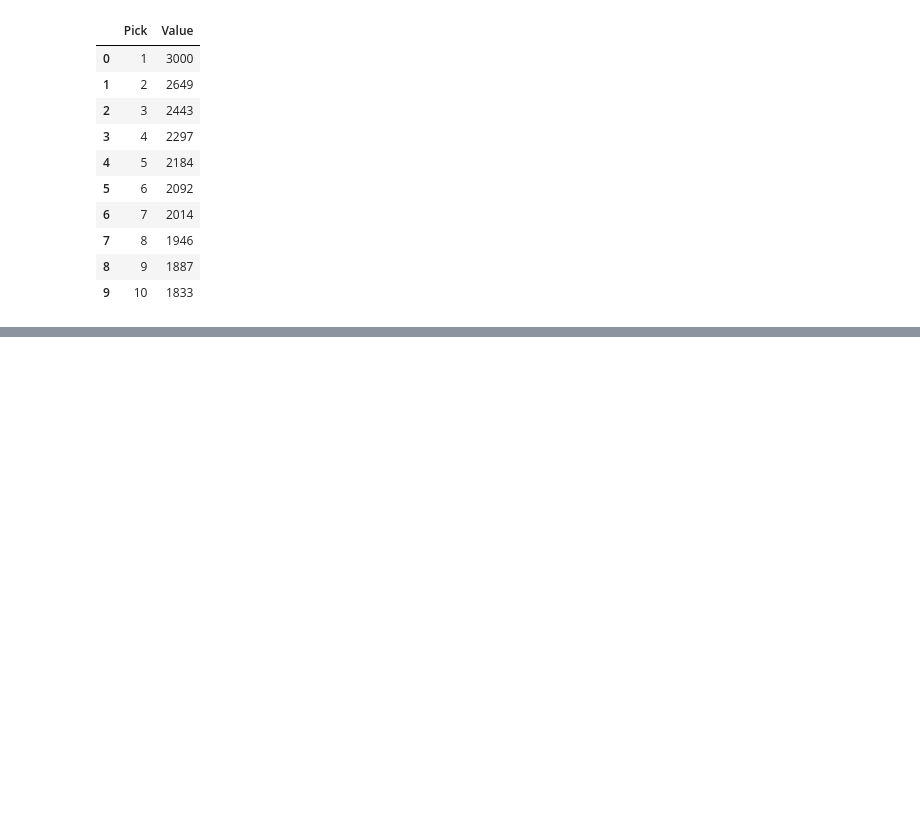
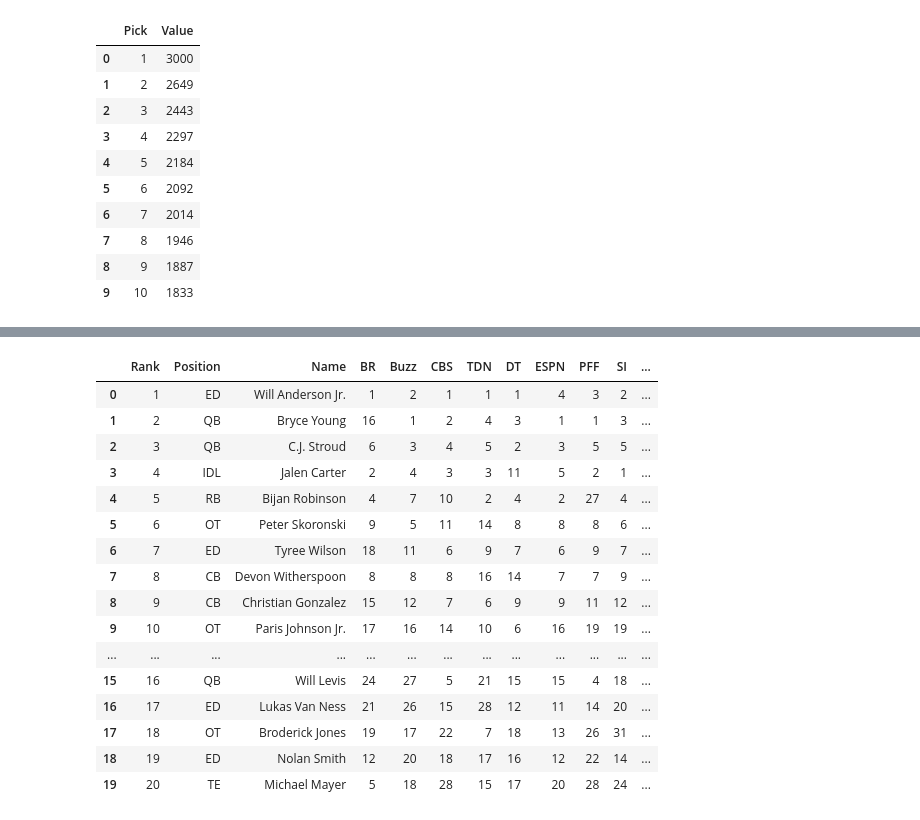
Before and after one commit to rafrisci/tiering_nfl_drafts, a Jupyter notebook: explore_big_board.ipynb, the cells around one changed output, grey strips where cells are left out. Cells and saved outputs as stored; diff of their text form; code cells hidden in the pictures; blank space fills up the shorter version.

```diff
--- a/explore_big_board.ipynb
+++ b/explore_big_board.ipynb
@@ -207,0 +260,14 @@ df_otc.loc[214:225]
+# %%
+df_2023 = df_2023.loc[df_2023['Rank'] < 108]
+for i in range(len(df_2023.columns)):
+    if i < 3:
+        continue
+    elif i > 12:
+        continue
+    else:
+        df_2023.iloc[:, i] = np.where(df_2023.iloc[:, i] == '–', df_2023['Avg'], df_2023.iloc[:, i])
+cols = [col for col in df_2023.columns if col not in ['Rank', 'Position', 'Name', 'SD', 'Avg']]
+vals = np.array(df_2023[['Avg']])
+gms = GaussianMixture(n_components=20, random_state=32).fit(vals)
+gms.means_ = np.array(sorted(gms.means_))
+gms.means_
@@ -207,0 +295,21 @@ df_otc.loc[214:225]
+# %%
+df_2023['Cluster'] = gms.predict(vals)
+df_2023.head(20)
+# %% [output]
+|  | Rank | Position | Name | BR | Buzz | CBS | TDN | DT | ESPN | PFF | SI | ... |
+| 0 | 1 | ED | Will Anderson Jr. | 1 | 2 | 1 | 1 | 1 | 4 | 3 | 2 | ... |
+| 1 | 2 | QB | Bryce Young | 16 | 1 | 2 | 4 | 3 | 1 | 1 | 3 | ... |
+| 2 | 3 | QB | C.J. Stroud | 6 | 3 | 4 | 5 | 2 | 3 | 5 | 5 | ... |
+| 3 | 4 | IDL | Jalen Carter | 2 | 4 | 3 | 3 | 11 | 5 | 2 | 1 | ... |
+| 4 | 5 | RB | Bijan Robinson | 4 | 7 | 10 | 2 | 4 | 2 | 27 | 4 | ... |
+| 5 | 6 | OT | Peter Skoronski | 9 | 5 | 11 | 14 | 8 | 8 | 8 | 6 | ... |
+| 6 | 7 | ED | Tyree Wilson | 18 | 11 | 6 | 9 | 7 | 6 | 9 | 7 | ... |
+| 7 | 8 | CB | Devon Witherspoon | 8 | 8 | 8 | 16 | 14 | 7 | 7 | 9 | ... |
+| 8 | 9 | CB | Christian Gonzalez | 15 | 12 | 7 | 6 | 9 | 9 | 11 | 12 | ... |
+| 9 | 10 | OT | Paris Johnson Jr. | 17 | 16 | 14 | 10 | 6 | 16 | 19 | 19 | ... |
+| ... | ... | ... | ... | ... | ... | ... | ... | ... | ... | ... | ... | ... |
+| 15 | 16 | QB | Will Levis | 24 | 27 | 5 | 21 | 15 | 15 | 4 | 18 | ... |
+| 16 | 17 | ED | Lukas Van Ness | 21 | 26 | 15 | 28 | 12 | 11 | 14 | 20 | ... |
+| 17 | 18 | OT | Broderick Jones | 19 | 17 | 22 | 7 | 18 | 13 | 26 | 31 | ... |
+| 18 | 19 | ED | Nolan Smith | 12 | 20 | 18 | 17 | 16 | 12 | 22 | 14 | ... |
+| 19 | 20 | TE | Michael Mayer | 5 | 18 | 28 | 15 | 17 | 20 | 28 | 24 | ... |
```
Also changed, not shown: parts of 14 cells of this notebook.
